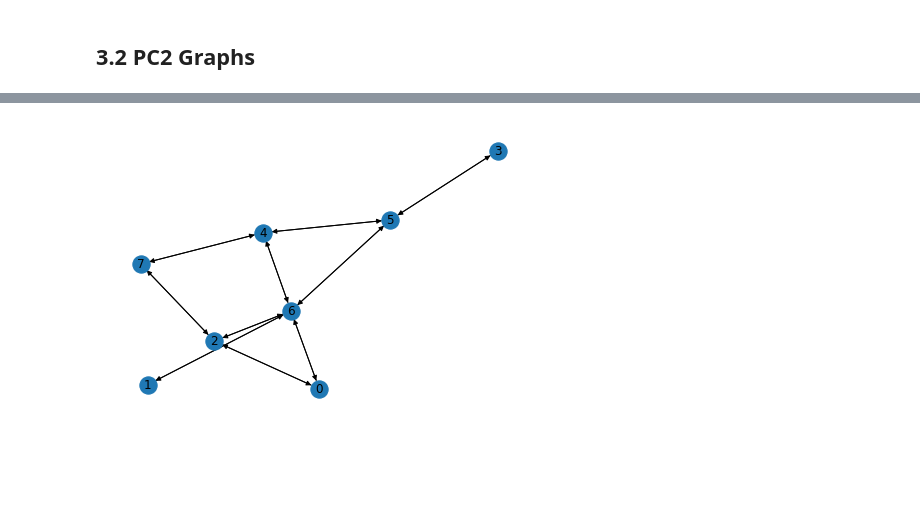
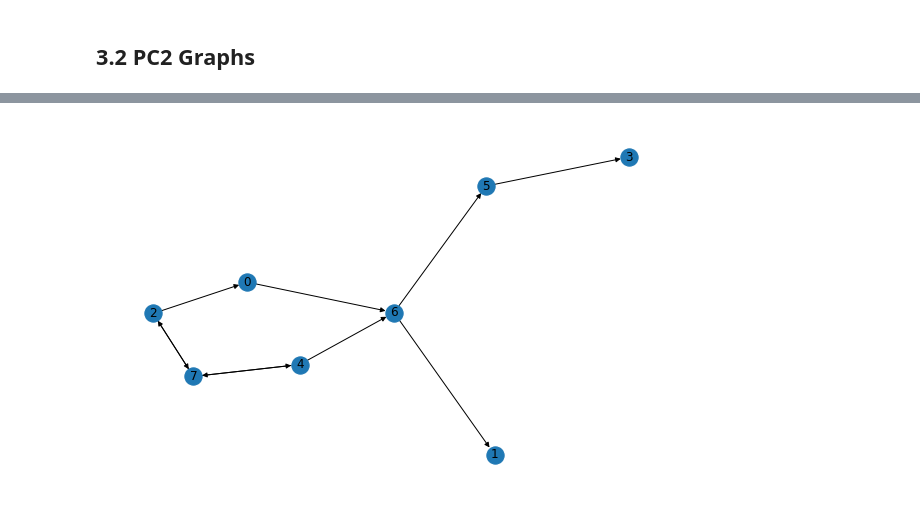
Before and after one commit to 0xMarmelade/mgt-416-causal-inference, a Jupyter notebook: Final Project/Final Project/ex1.ipynb, the cells around one changed output, grey strips where cells are left out. Drawn from its saved outputs; the diff is of its cells as text; code cells hidden in the pictures; blank space fills up the shorter version.

```diff
--- a/Final Project/Final Project/ex1.ipynb
+++ b/Final Project/Final Project/ex1.ipynb
@@ -63,6 +74,7 @@ def pc1(dataset: np.ndarray) -> (np.ndarray, [set]):
 
     Z_set = [[set() for i in range(n_columns)] for j in range(n_columns)]
     # Pick the 1st variable
+    counter = 0
     for node_i in all_nodes:
         nodes = list(all_nodes)
         nodes.remove(node_i)
@@ -76,12 +88,13 @@ def pc1(dataset: np.ndarray) -> (np.ndarray, [set]):
 
 
                 for condition_set in list(itertools.combinations(possible_controls, n_controls)):
+                    counter += 1
                     if ci_test(dataset, node_i, node_j, condition_set):
                         adjacency_matrix[node_i][node_j] =  adjacency_matrix[node_j][node_i] = 0
 
                         Z_set[node_i][node_j] |= set(condition_set)
                         Z_set[node_j][node_i] |= set(condition_set)
-
+    print(counter)
     return adjacency_matrix, Z_set
 # %% [markdown]
 1.2 Modified PC algorithm
@@ -92,34 +105,34 @@ def pc2(dataset: np.ndarray) -> (np.ndarray, [set]):
 
     adjacency_matrix =  np.zeros((n_columns, n_columns))
     Z_set = [[set() for i in range(n_columns)] for j in range(n_columns)]
-
+    counter = 0
     for node_i in all_nodes:
         nodes = list(all_nodes)
         nodes.remove(node_i)
         # Pick a different 2nd variable
         for node_j in nodes:
             # Pick a condition set
+            possible_controls = list(all_nodes)
+            possible_controls.remove(node_i)
+            possible_controls.remove(node_j)
+
+            counter += 1
+            if not ci_test(dataset, node_i, node_j, possible_controls):
+                adjacency_matrix[node_i][node_j] = 1
+
             for n_controls in all_nodes:
-                possible_controls = list(all_nodes)
-                possible_controls.remove(node_i)
-                possible_controls.remove(node_j)
-
-                if not ci_test(dataset, node_i, node_j, possible_controls):
-                    adjacency_matrix[node_i][node_j] = 1
-
                 for condition in itertools.combinations(possible_controls, n_controls):
+                    counter += 1
                     if ci_test(dataset, node_i, node_j, condition):
-                        adjacency_matrix[node_i][node_j] = 0
+                        adjacency_matrix[node_i][node_j] = adjacency_matrix[node_j][node_i] = 0
 
                         Z_set[node_i][node_j] |= set(condition)
                         Z_set[node_j][node_i] |= set(condition)
                         break
 
 
+    print(counter)
     return adjacency_matrix, Z_set
 # %% [markdown]
 ## 2 Orienting the edges
 ### 2.1 Starting with V-structures
-# %%
-for (i,j,k) in itertools.combinations([1,2,3,4,5], 3):
-    print(i,j,k)
@@ -146,10 +148,11 @@ def add_v_structures(graph: nx.Graph, Z_sets: [set]) -> nx.DiGraph:
             nodes_k = list(nodes_j)
             nodes_k.remove(j)
             for k in nodes_k:
+                # if i -> j -> k and not (i -> k && j not in Z), keep i->j<-k
                 if directed_graph.has_edge(i,j) and directed_graph.has_edge(j,k) and (not directed_graph.has_edge(i,k)):
                     if j not in Z_sets[i][k]:
-                        if directed_graph.has_edge(i,j):
-                            directed_graph.remove_edge(i,j)
+                        if directed_graph.has_edge(j,i):
+                            directed_graph.remove_edge(j,i)
                         if directed_graph.has_edge(k,j):
                             directed_graph.remove_edge(k,j)
     return directed_graph
@@ -256,5 +308,6 @@ nx.draw(pc2_directed_graphs[0], with_labels=True)
 # %%
+plt.figure(figsize=(8,5))
 nx.draw(pc2_directed_graphs[1], with_labels=True)
 # %% [output]
-[figure, old version]
+[figure, new version]
 # %%
```
Also changed, not shown: parts of 15 cells of this notebook, 1 other file.
